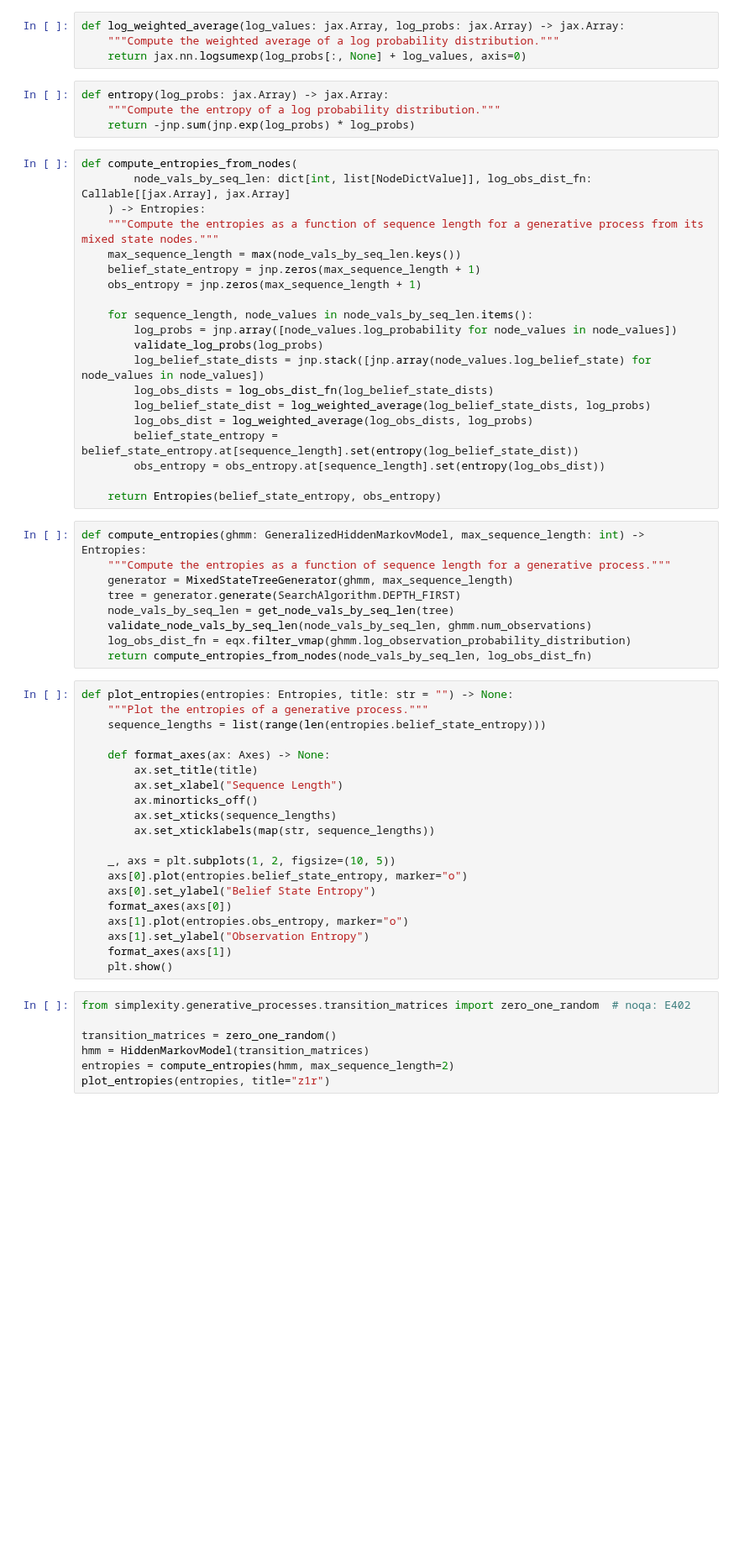
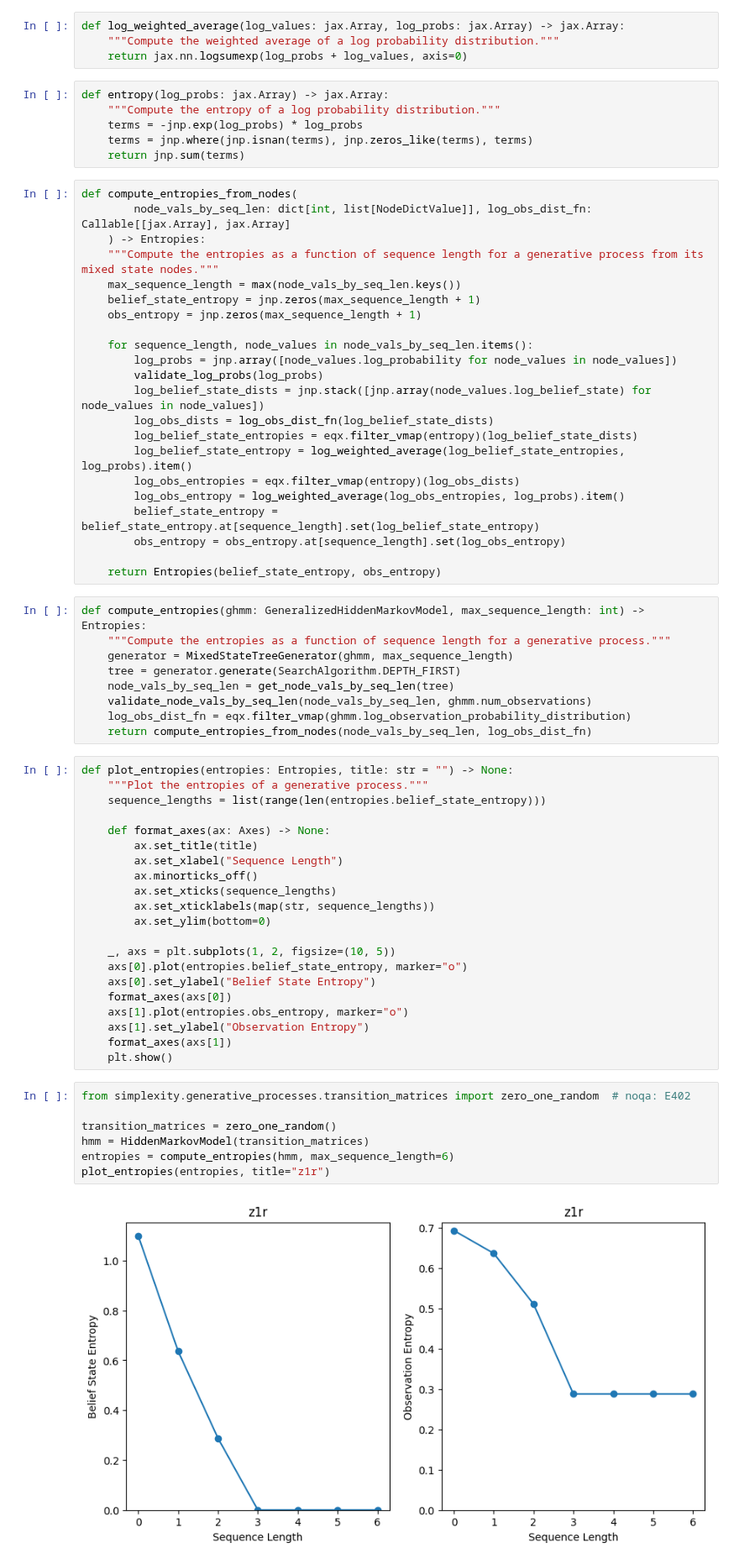
Before and after one commit to Astera-org/simplexity, a Jupyter notebook: notebooks/myopic_entropy.ipynb, the cells around one changed output. Shown at 84% size. Saved outputs shown, nothing was run; the diff lists cells and outputs as text; blank space fills up the shorter version.

Commit message:
Fix myopic entropy calculation in notebook

```diff
--- a/notebooks/myopic_entropy.ipynb
+++ b/notebooks/myopic_entropy.ipynb
@@ -43,11 +43,13 @@ def validate_log_probs(log_probs: jax.Array) -> None:
 # %%
 def log_weighted_average(log_values: jax.Array, log_probs: jax.Array) -> jax.Array:
     """Compute the weighted average of a log probability distribution."""
-    return jax.nn.logsumexp(log_probs[:, None] + log_values, axis=0)
+    return jax.nn.logsumexp(log_probs + log_values, axis=0)
 # %%
 def entropy(log_probs: jax.Array) -> jax.Array:
     """Compute the entropy of a log probability distribution."""
-    return -jnp.sum(jnp.exp(log_probs) * log_probs)
+    terms = -jnp.exp(log_probs) * log_probs
+    terms = jnp.where(jnp.isnan(terms), jnp.zeros_like(terms), terms)
+    return jnp.sum(terms)
 # %%
 def compute_entropies_from_nodes(
         node_vals_by_seq_len: dict[int, list[NodeDictValue]], log_obs_dist_fn: Callable[[jax.Array], jax.Array]
@@ -62,10 +64,12 @@ def compute_entropies_from_nodes(
         validate_log_probs(log_probs)
         log_belief_state_dists = jnp.stack([jnp.array(node_values.log_belief_state) for node_values in node_values])
         log_obs_dists = log_obs_dist_fn(log_belief_state_dists)
-        log_belief_state_dist = log_weighted_average(log_belief_state_dists, log_probs)
-        log_obs_dist = log_weighted_average(log_obs_dists, log_probs)
-        belief_state_entropy = belief_state_entropy.at[sequence_length].set(entropy(log_belief_state_dist))
-        obs_entropy = obs_entropy.at[sequence_length].set(entropy(log_obs_dist))
+        log_belief_state_entropies = eqx.filter_vmap(entropy)(log_belief_state_dists)
+        log_belief_state_entropy = log_weighted_average(log_belief_state_entropies, log_probs).item()
+        log_obs_entropies = eqx.filter_vmap(entropy)(log_obs_dists)
+        log_obs_entropy = log_weighted_average(log_obs_entropies, log_probs).item()
+        belief_state_entropy = belief_state_entropy.at[sequence_length].set(log_belief_state_entropy)
+        obs_entropy = obs_entropy.at[sequence_length].set(log_obs_entropy)
 
     return Entropies(belief_state_entropy, obs_entropy)
 # %%
@@ -88,6 +92,7 @@ def plot_entropies(entropies: Entropies, title: str = "") -> None:
         ax.minorticks_off()
         ax.set_xticks(sequence_lengths)
         ax.set_xticklabels(map(str, sequence_lengths))
+        ax.set_ylim(bottom=0)
 
     _, axs = plt.subplots(1, 2, figsize=(10, 5))
     axs[0].plot(entropies.belief_state_entropy, marker="o")
@@ -100,7 +105,9 @@ def plot_entropies(entropies: Entropies, title: str = "") -> None:
 # %%
 from simplexity.generative_processes.transition_matrices import zero_one_random  # noqa: E402
 
 transition_matrices = zero_one_random()
 hmm = HiddenMarkovModel(transition_matrices)
-entropies = compute_entropies(hmm, max_sequence_length=2)
+entropies = compute_entropies(hmm, max_sequence_length=6)
 plot_entropies(entropies, title="z1r")
+# %% [output]
+[figure, added]
```
Also changed, not shown: parts of 1 cell of this notebook.
